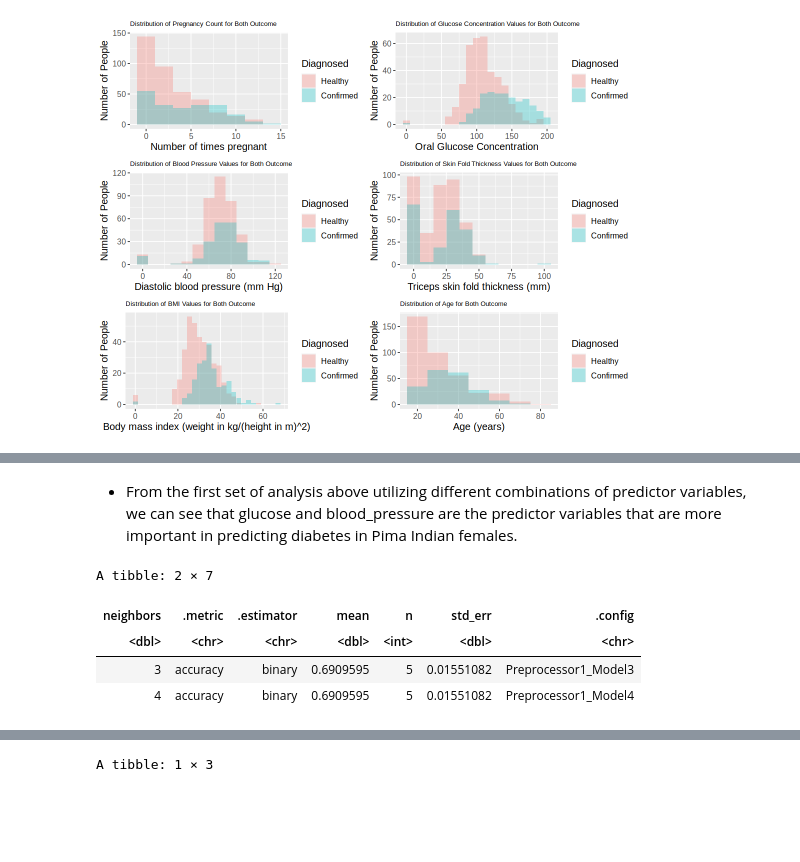
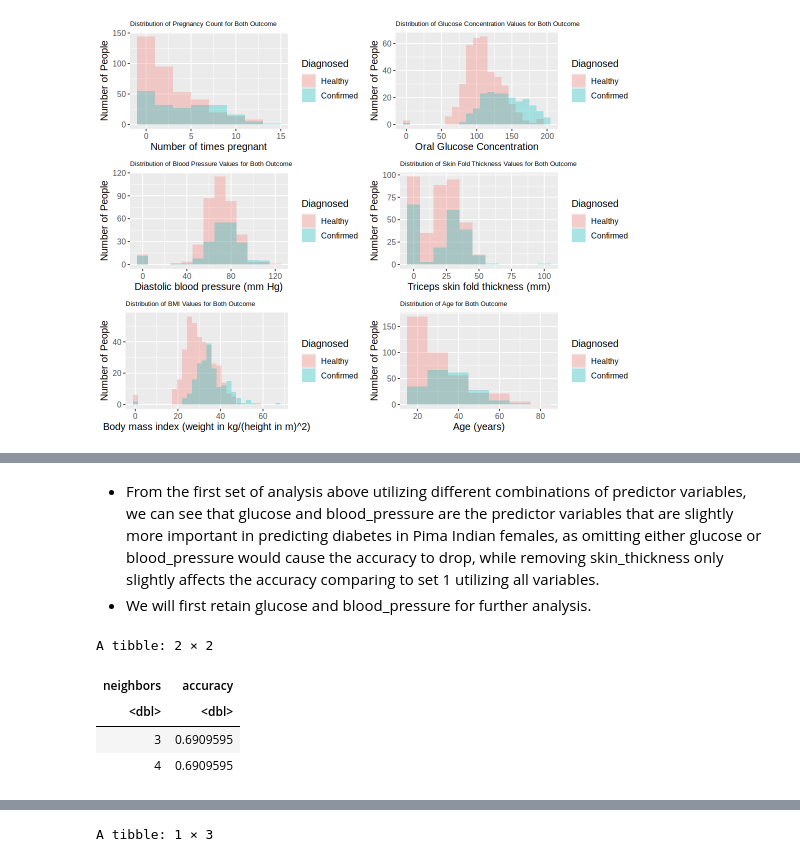
Before and after one commit to Nadav-Seg/dsci-100-2023w1-group-26, a Jupyter notebook: Group 26 - Group Project Final Report.ipynb, the cells around one changed output, grey strips where cells are left out. Cells and saved outputs as stored; diff of their text form; code cells hidden in the pictures; blank space fills up the shorter version.

Commit message:
Made most final changes for analysis part (26/11)

```diff
--- a/Group 26 - Group Project Final Report.ipynb
+++ b/Group 26 - Group Project Final Report.ipynb
@@ -44,6 +46,8 @@ The following object is masked from ‘package:dplyr’:
 # %%
-#Reading the dataset "diabetes"
-diabetes <- read_csv("diabetes.csv", col_names = TRUE)
+# Reading the dataset "diabetes"
+
+url <- "https://raw.githubusercontent.com/Nadav-Seg/dsci-100-2023w1-group-26/main/diabetes.csv"
+diabetes <- read_csv(url, col_names = TRUE)
 head(diabetes)
 # %% [output]
 Rows: 768 Columns: 9
@@ -77,11 +84,12 @@ A tibble: 6 × 9
 | 0 | 137 | 40 | 35 | 168 | 43.1 | 2.288 | 33 | 1 |
 | 5 | 116 | 74 | 0 | 0 | 25.6 | 0.201 | 30 | 0 |
 # %%
-#Wrangling the data
-diabetes <- diabetes |> mutate(outcome = as_factor(outcome),
-                               age = as.integer(age),
-                               pregnancies = as.integer(pregnancies)) |>
-            mutate(outcome = fct_recode(outcome, "Confirmed" = "1", "Healthy" = "0")) |>
+# Wrangling the data
+
+diabetes <- diabetes |> mutate(outcome = as_factor(`outcome`),
+                               age = as.integer(`age`),
+                               pregnancies = as.integer(`pregnancies`)) |>
+            mutate(outcome = fct_recode(`outcome`, "Confirmed" = "1", "Healthy" = "0")) |>
             na.omit()
 head(diabetes)
 # %% [output]
@@ -394,26 +444,31 @@ A tibble: 1 × 7
 # %% [markdown]
-- From the first set of analysis above utilizing different combinations of predictor variables, we can see that glucose and blood_pressure are the predictor variables that are more important in predicting diabetes in Pima Indian females.
+- From the first set of analysis above utilizing different combinations of predictor variables, we can see that glucose and blood_pressure are the predictor variables that are slightly more important in predicting diabetes in Pima Indian females, as omitting either glucose or blood_pressure would cause the accuracy to drop, while removing skin_thickness only slightly affects the accuracy comparing to set 1 utilizing all variables.
+- We will first retain glucose and blood_pressure for further analysis.
 # %%
-#6: Using "pregnancies", "bmi", "age" as Predictor Variables Selected
+# 6: Using "pregnancies", "bmi", "age" as Predictor Variables Selected
 
-diabetes_recipe_preg_bmi_age <- recipe(outcome ~ pregnancies + bmi + age , diabetes_training) |>
-                    step_scale(all_predictors()) |>
-                    step_center(all_predictors())
+diabetes_recipe_preg_bmi_age <- recipe(`outcome` ~ `pregnancies` + `bmi` + `age` , diabetes_training) |>
+                                    step_scale(all_predictors()) |>
+                                    step_center(all_predictors())
 
 diabetes_results_preg_bmi_age <- workflow() |>
-                        add_recipe(diabetes_recipe_preg_bmi_age) |>
-                        add_model(diabetes_tune_spec) |>
-                        tune_grid(resamples = diabetes_vfold, grid = k_vals)|>
-                        collect_metrics() |>
-                        filter(.metric == "accuracy")
+                                    add_recipe(diabetes_recipe_preg_bmi_age) |>
+                                    add_model(diabetes_tune_spec) |>
+                                    tune_grid(resamples = diabetes_vfold, grid = k_vals)|>
+                                    collect_metrics() |>
+                                    filter(.metric == "accuracy")
 
-best_result_preg_bmi_age <- diabetes_results_preg_bmi_age |> slice_max(mean, n = 1)
+best_result_preg_bmi_age <- diabetes_results_preg_bmi_age |>
+                                slice_max(`mean`, n = 1) |>
+                                mutate(accuracy = `mean`) |>
+                                select(`neighbors`, `accuracy`)
+
 
 best_result_preg_bmi_age
 # %% [output]
-A tibble: 2 × 7
+A tibble: 2 × 2
-| neighbors | .metric | .estimator | mean | n | std_err | .config |
-| <dbl> | <chr> | <chr> | <dbl> | <int> | <dbl> | <chr> |
-| 3 | accuracy | binary | 0.6909595 | 5 | 0.01551082 | Preprocessor1_Model3 |
-| 4 | accuracy | binary | 0.6909595 | 5 | 0.01551082 | Preprocessor1_Model4 |
+| neighbors | accuracy |
+| <dbl> | <dbl> |
+| 3 | 0.6909595 |
+| 4 | 0.6909595 |
 # %%
```
Also changed, not shown: parts of 40 cells of this notebook.
